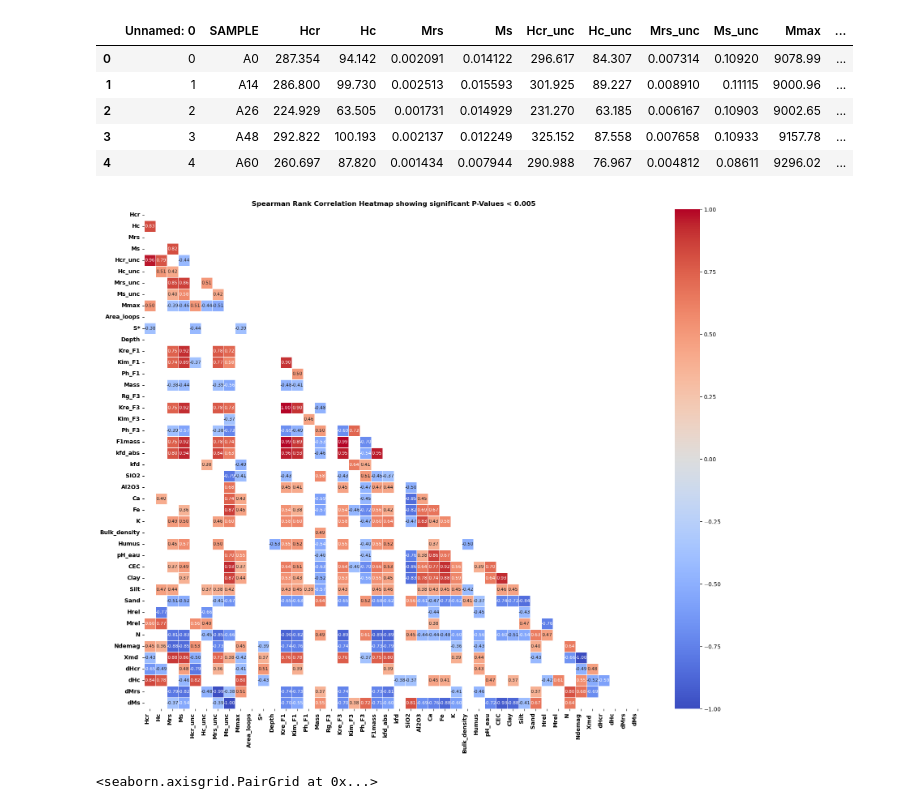
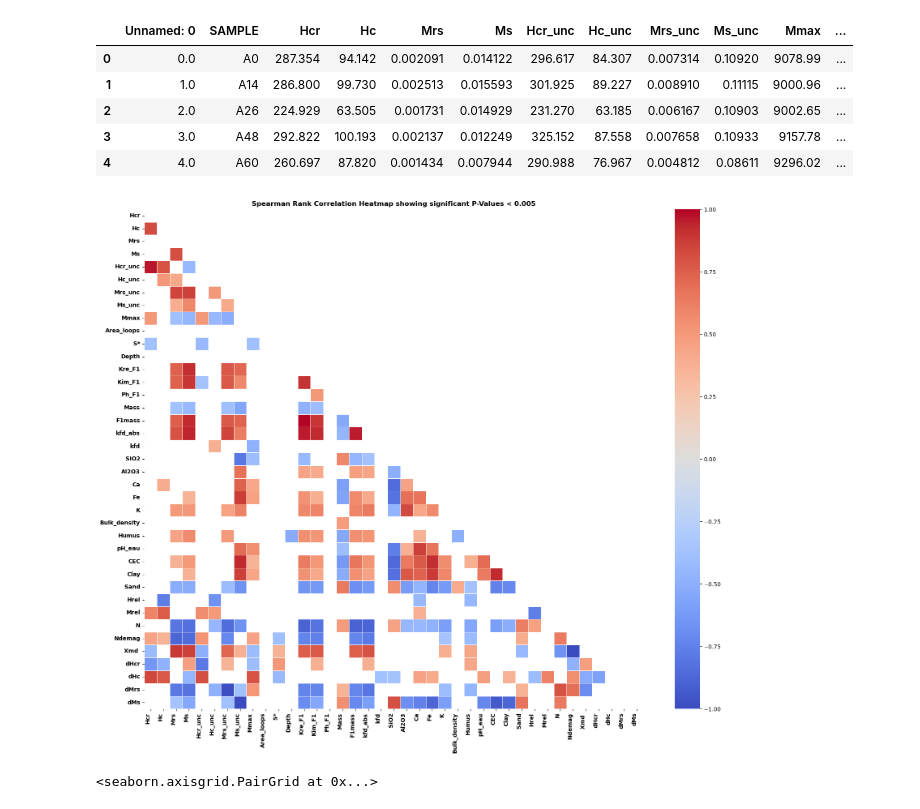
Before and after one commit to SENSE-UGent/kappa-CEC, a Jupyter notebook: Hysteresis.ipynb, the cells around one changed output. Drawn from its saved outputs; the diff is of its cells as text; code cells hidden in the pictures.

```diff
--- a/Hysteresis.ipynb
+++ b/Hysteresis.ipynb
@@ -27,7 +27,7 @@ pd.set_option('display.max_columns', None)
 #diop = pd.read_excel("IOP_DataBase.xlsx")
 #dm = pd.merge(dm, diop, on="SAMPLE")
 #pd.set_option('display.max_rows', None)
-dm = pd.read_excel("Hysteresis_2.xlsx")
+dm = pd.read_excel("data/Hysteresis_2.xlsx")
 
 dm['Hc_T'] = dm.Hc/10000
 dm['Hcr_T'] = dm.Hcr/10000
@@ -56,15 +56,15 @@ dm = dm[dm.Hcr > 0.0]
 dm.head()
 # %% [output]
 |  | Unnamed: 0 | SAMPLE | Hcr | Hc | Mrs | Ms | Hcr_unc | Hc_unc | Mrs_unc | Ms_unc | Mmax | ... |
-| 0 | 0 | A0 | 287.354 | 94.142 | 0.002091 | 0.014122 | 296.617 | 84.307 | 0.007314 | 0.10920 | 9078.99 | ... |
-| 1 | 1 | A14 | 286.800 | 99.730 | 0.002513 | 0.015593 | 301.925 | 89.227 | 0.008910 | 0.11115 | 9000.96 | ... |
-| 2 | 2 | A26 | 224.929 | 63.505 | 0.001731 | 0.014929 | 231.270 | 63.185 | 0.006167 | 0.10903 | 9002.65 | ... |
-| 3 | 3 | A48 | 292.822 | 100.193 | 0.002137 | 0.012249 | 325.152 | 87.558 | 0.007658 | 0.10933 | 9157.78 | ... |
-| 4 | 4 | A60 | 260.697 | 87.820 | 0.001434 | 0.007944 | 290.988 | 76.967 | 0.004812 | 0.08611 | 9296.02 | ... |
+| 0 | 0.0 | A0 | 287.354 | 94.142 | 0.002091 | 0.014122 | 296.617 | 84.307 | 0.007314 | 0.10920 | 9078.99 | ... |
+| 1 | 1.0 | A14 | 286.800 | 99.730 | 0.002513 | 0.015593 | 301.925 | 89.227 | 0.008910 | 0.11115 | 9000.96 | ... |
+| 2 | 2.0 | A26 | 224.929 | 63.505 | 0.001731 | 0.014929 | 231.270 | 63.185 | 0.006167 | 0.10903 | 9002.65 | ... |
+| 3 | 3.0 | A48 | 292.822 | 100.193 | 0.002137 | 0.012249 | 325.152 | 87.558 | 0.007658 | 0.10933 | 9157.78 | ... |
+| 4 | 4.0 | A60 | 260.697 | 87.820 | 0.001434 | 0.007944 | 290.988 | 76.967 | 0.004812 | 0.08611 | 9296.02 | ... |
 # %%
 filtered_features = ['Hcr', 'Hc', 'Mrs', 'Ms', 'Hcr_unc', 'Hc_unc', 'Mrs_unc', 'Ms_unc', 'Mmax', 'Area_loops', 'S*',
-                     'Depth', 'Kre_F1', 'Kim_F1', 'Ph_F1', 'Mass', 'Rg_F3', 'Kre_F3', 'Kim_F3', 'Ph_F3', 'F1mass',
-                     'kfd_abs', 'kfd', 'SiO2', 'Al2O3', 'Ca', 'Fe', 'K', 'Bulk_density', 'Humus', 'pH_eau', 'CEC', 'Clay', 'Silt', 'Sand',
+                     'Depth', 'Kre_F1', 'Kim_F1', 'Ph_F1', 'Mass', 'F1mass',
+                     'kfd_abs', 'kfd', 'SiO2', 'Al2O3', 'Ca', 'Fe', 'K', 'Bulk_density', 'Humus', 'pH_eau', 'CEC', 'Clay',  'Sand',
                      'Hrel', 'Mrel', 'N', 'Ndemag', 'Xmd ', 'dHcr', 'dHc', 'dMrs', 'dMs']
 
 # Calculate the Spearman rank correlation coefficients and p-values
@@ -74,34 +74,34 @@ corr, p_value = spearmanr(dm[filtered_features], nan_policy='omit')
 corr_df = pd.DataFrame(corr, index=filtered_features, columns=filtered_features)
 p_value_df = pd.DataFrame(p_value, index=filtered_features, columns=filtered_features)
 
 # Create a mask for significant p-values (e.g., p < 0.01)
 p_value_mask = 0.005
 significant_mask = p_value_df < p_value_mask
 
 # Mask for the upper triangle
 mask = np.triu(np.ones_like(corr_df, dtype=bool))
 
 # Combine the masks
 final_mask = mask | ~significant_mask
 
 # Set up the matplotlib figure
 plt.figure(figsize=(20, 16))
 
 # Draw the heatmap with the mask and correct aspect ratio
 sns.heatmap(corr_df, mask=final_mask, annot=True, fmt=".2f", cmap='coolwarm', square=True, linewidths=.5, vmin=-1, vmax=1, annot_kws={"size": 8})
 
 # Adjust layout for better readability
 plt.xticks(rotation=90, ha='right', fontsize=10, fontweight='bold')
 plt.yticks(rotation=0, fontsize=10, fontweight='bold')
 plt.title('Spearman Rank Correlation Heatmap showing significant P-Values < '+str(p_value_mask), fontsize=12, fontweight='bold')
 
 # Show the plot
 folder_path = 'figures_output/'
 filename = f"Corr_Hysteresis.png"
 plt.savefig(folder_path + filename)
 plt.show()
 # %% [output]
-[figure, old version]
+[figure, new version]
 # %%
 sns.pairplot(dm.loc[:,['Hcr', 'Hc', 'Mrs', 'Ms', 'kfd_abs', 'Fe']])
 # %% [output]
```
Also changed, not shown: 25 other files.
